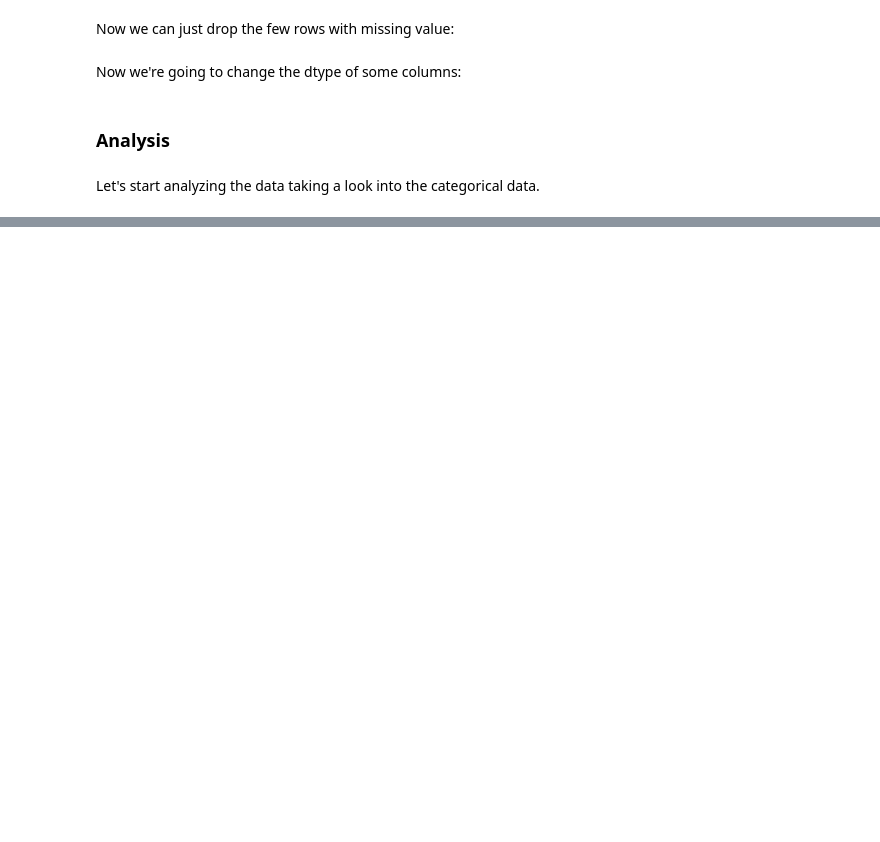
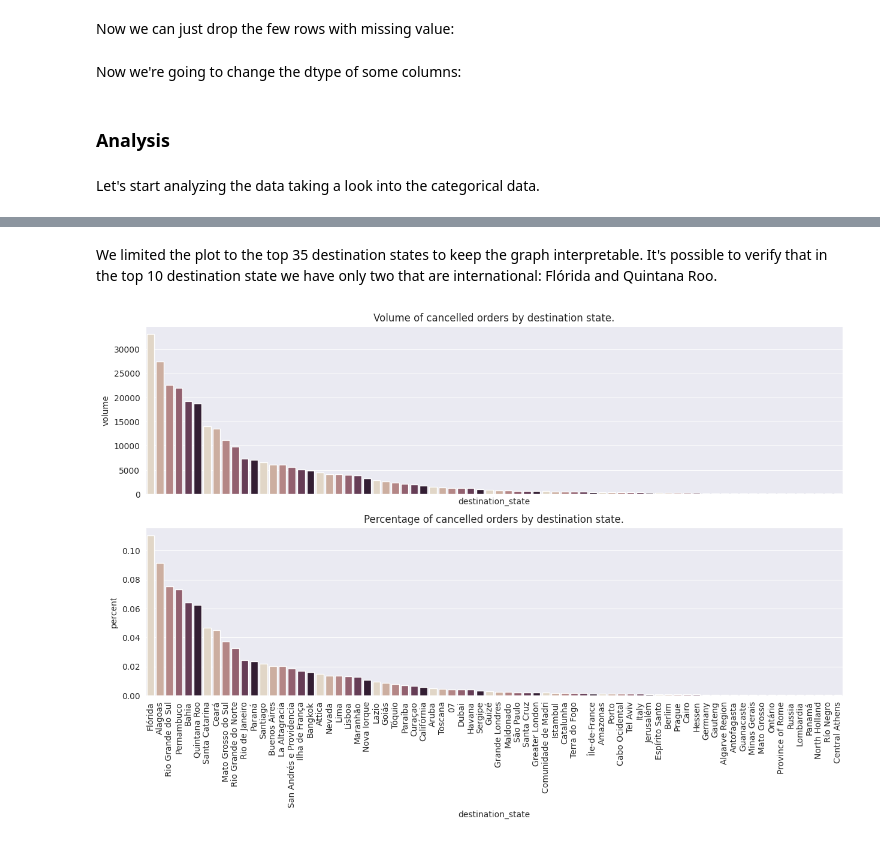
Before and after one commit to tamiriscrepalde/survival-analysis, a Jupyter notebook: notebooks/exploratory_data_analysis/exploratory_data_analysis.ipynb, the cells around one changed output, grey strips where cells are left out. Saved outputs shown, nothing was run; the diff lists cells and outputs as text; code cells hidden in the pictures; blank space fills up the shorter version.

```diff
--- a/notebooks/exploratory_data_analysis/exploratory_data_analysis.ipynb
+++ b/notebooks/exploratory_data_analysis/exploratory_data_analysis.ipynb
@@ -287,0 +263,17 @@ ValueError:
+# %%
+destination_state = df.groupby('destination_state').count().order_date.reset_index()
+destination_state = destination_state.rename(columns={'order_date': 'volume'}).sort_values('volume', ascending=False)
+destination_state['percent'] = destination_state.volume/destination_state.volume.sum()
+# %% [markdown]
+We limited the plot to the top 35 destination states to keep the graph interpretable. It's possible to verify that in the top 10 destination state we have only two that are international: Flórida and Quintana Roo.
+# %%
+fig, ax = plt.subplots(2, sharex=True, figsize=(15,8))
+
+sns.barplot(destination_state.loc[:35], x='destination_state', y='volume', ax=ax[0] , palette=sns.color_palette());
+sns.barplot(destination_state.loc[:35], x='destination_state', y='percent', ax=ax[1], palette=sns.color_palette());
+
+plt.xticks(rotation=90);
+ax[0].set_title('Volume of cancelled orders by destination state.');
+ax[1].set_title('Percentage of cancelled orders by destination state.');
+# %% [output]
+[figure, added]
```
Also changed, not shown: parts of 32 cells of this notebook.
